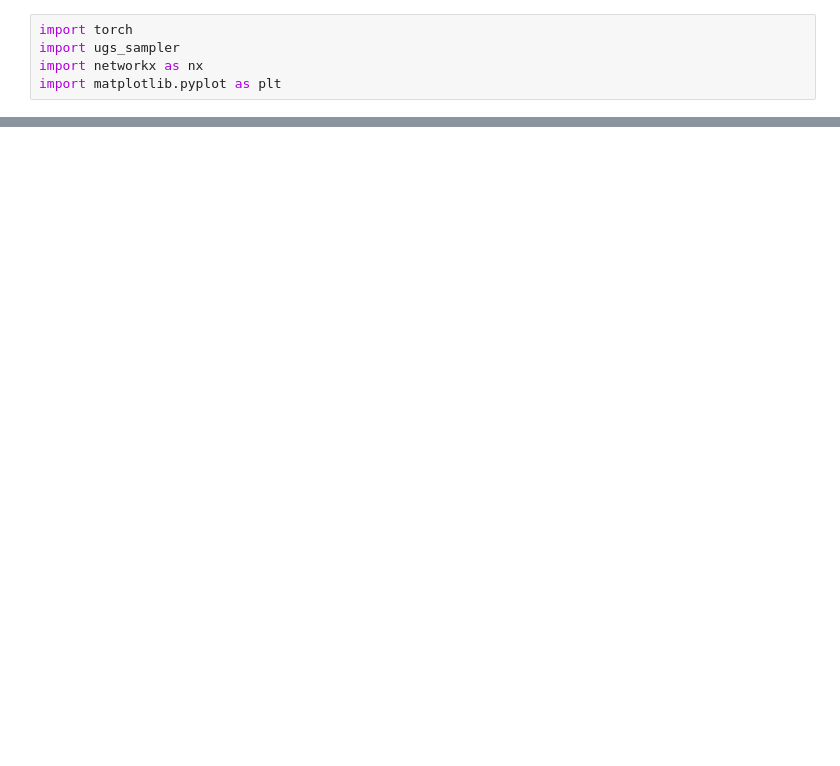
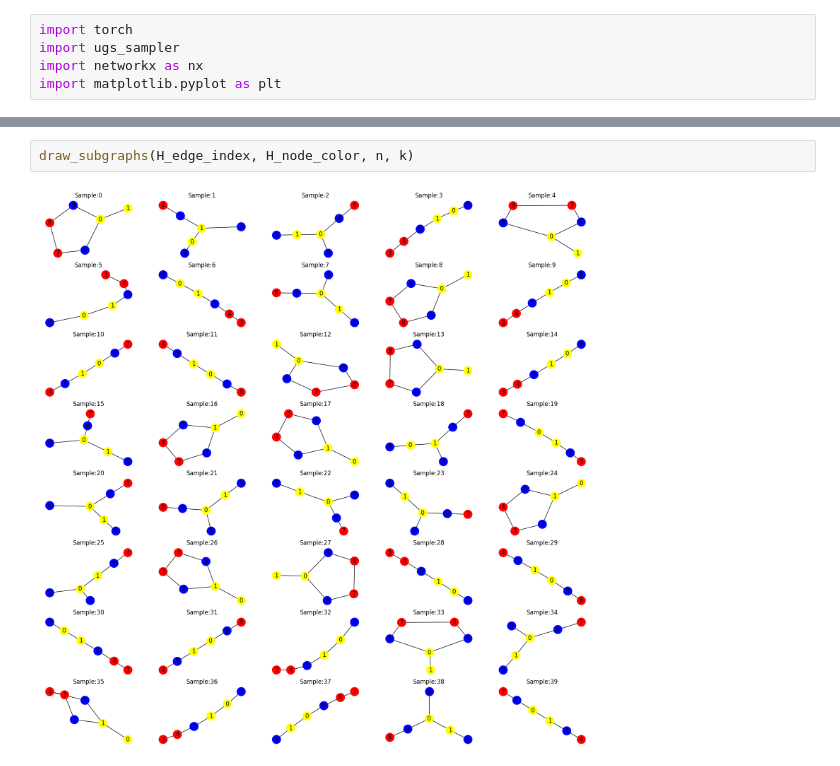
Before and after one commit to AniruddhaMandal/SS-GNN, a Jupyter notebook: notebooks/Subgraphs Visualization.ipynb, the cells around one changed output, grey strips where cells are left out. Drawn from its saved outputs; the diff is of its cells as text; blank space fills up the shorter version.

```diff
--- a/notebooks/Subgraphs Visualization.ipynb
+++ b/notebooks/Subgraphs Visualization.ipynb
@@ -178,0 +49,4 @@ KeyError: 6
+# %%
+draw_subgraphs(H_edge_index, H_node_color, n, k)
+# %% [output]
+[figure, added]
```
Also changed, not shown: parts of 10 cells of this notebook, 1 other file.
